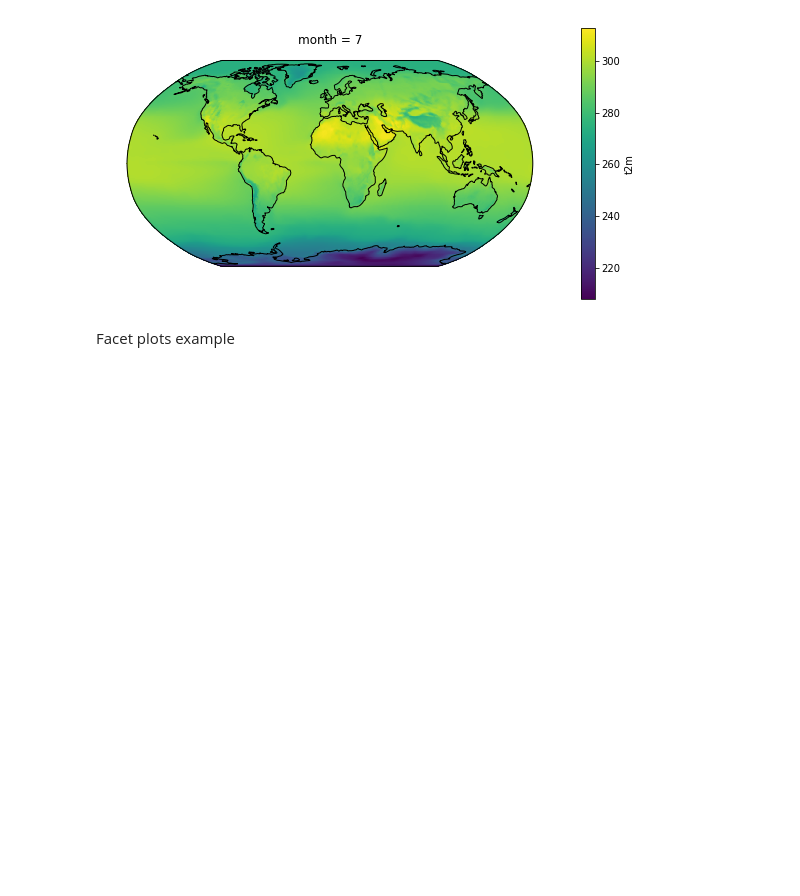
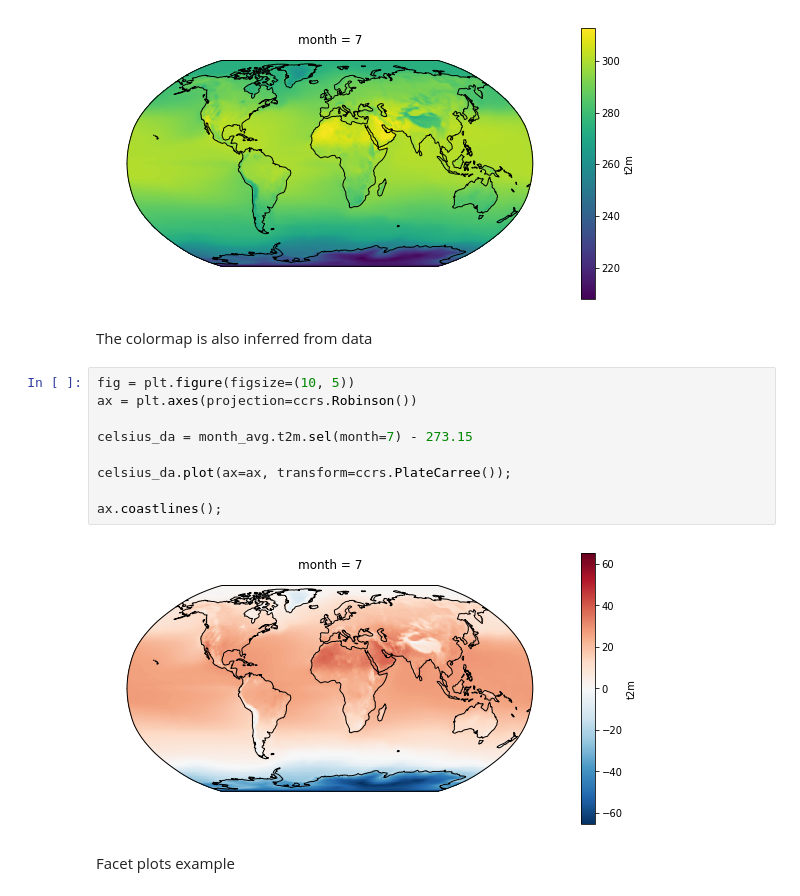
Before and after one commit to benbovy/xarray_egu_2017_pico, a Jupyter notebook: notebook/xarray_demo.ipynb, the cells around one changed output. Saved outputs shown, nothing was run; the diff lists cells and outputs as text; blank space fills up the shorter version.

Commit message:
add colormap example

```diff
--- a/notebook/xarray_demo.ipynb
+++ b/notebook/xarray_demo.ipynb
@@ -312,6 +312,19 @@ month_avg.t2m.sel(month=7).plot(ax=ax, transform=ccrs.PlateCarree());
 ax.coastlines();
 # %% [output]
 [figure]
+# %% [markdown]
+The colormap is also inferred from data
+# %%
+fig = plt.figure(figsize=(10, 5))
+ax = plt.axes(projection=ccrs.Robinson())
+
+celsius_da = month_avg.t2m.sel(month=7) - 273.15
+
+celsius_da.plot(ax=ax, transform=ccrs.PlateCarree());
+
+ax.coastlines();
+# %% [output]
+[figure, added]
 # %% [markdown]
 Facet plots example
 # %%
```
Also changed, not shown: parts of 4 cells of this notebook.
